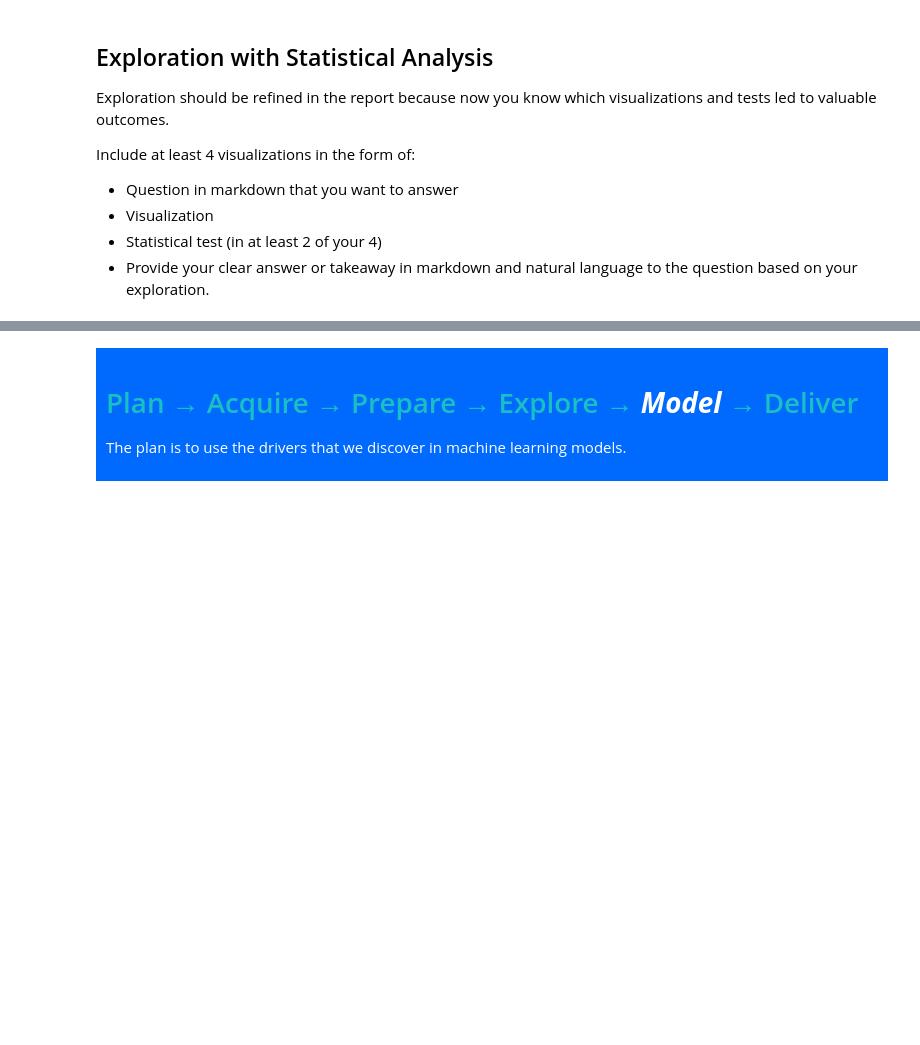
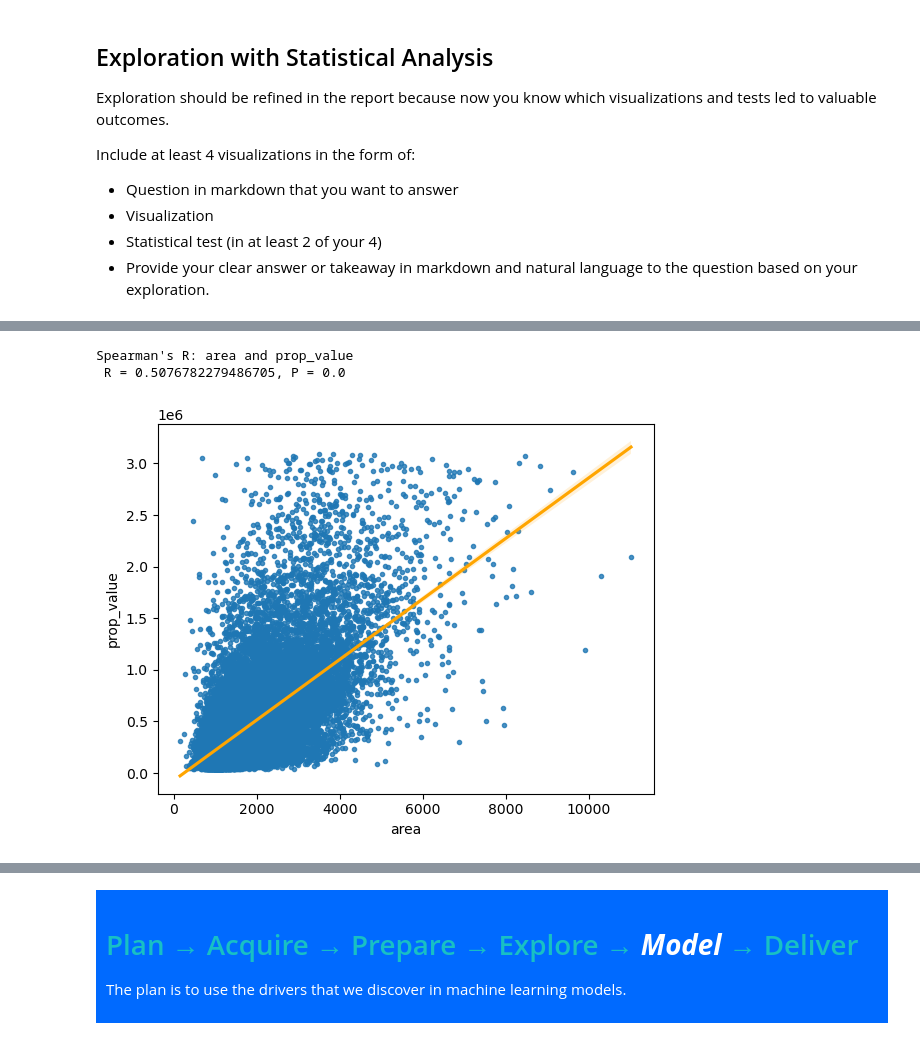
Before and after one commit to Zacharia-Schmitz/project_zillow, a Jupyter notebook: final_report.ipynb, the cells around one changed output, grey strips where cells are left out. Cells and saved outputs as stored; diff of their text form; code cells hidden in the pictures; blank space fills up the shorter version.

```diff
--- a/final_report.ipynb
+++ b/final_report.ipynb
@@ -57,0 +46,4 @@ stuff
+# %%
+# Pull data and verify size
+
+df = w.get_zillow()
@@ -65,0 +59,4 @@ stuff
+# %%
+# Process all of the data to be usable.
+
+df = w.explore_prep_zillow(df)
@@ -65,0 +98,10 @@ stuff
+# %%
+# Set the dataframe to what we'll be exploring
+
+df = df[
+    ["baths", "beds", "area", "age", "prop_value", "county", "latitude", "longitude"]
+]
+# %%
+# Split into train, validate, test splits
+
+train, val, test = w.split_data(df, random_state=123)
@@ -84,0 +153,6 @@ Include at least 4 visualizations in the form of:
+# %%
+w.spearman(train, "area", "prop_value")
+# %% [output]
+Spearman's R: area and prop_value
+ R = 0.5076782279486705, P = 0.0
+[figure, added]
```
Also changed, not shown: parts of 52 cells of this notebook, 3 other files.
